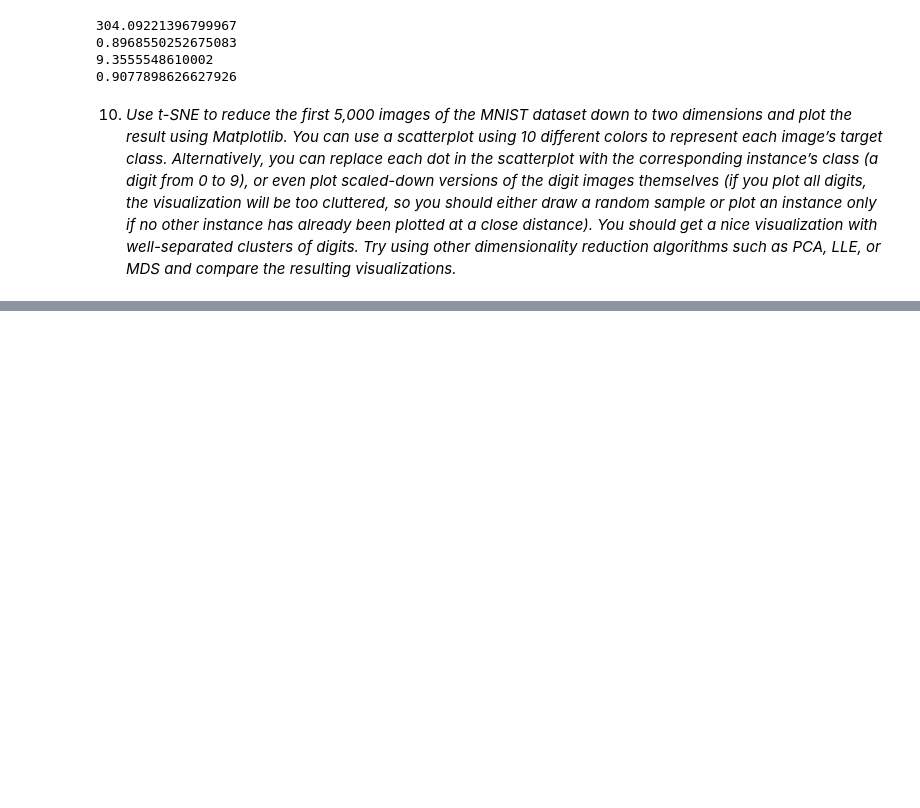
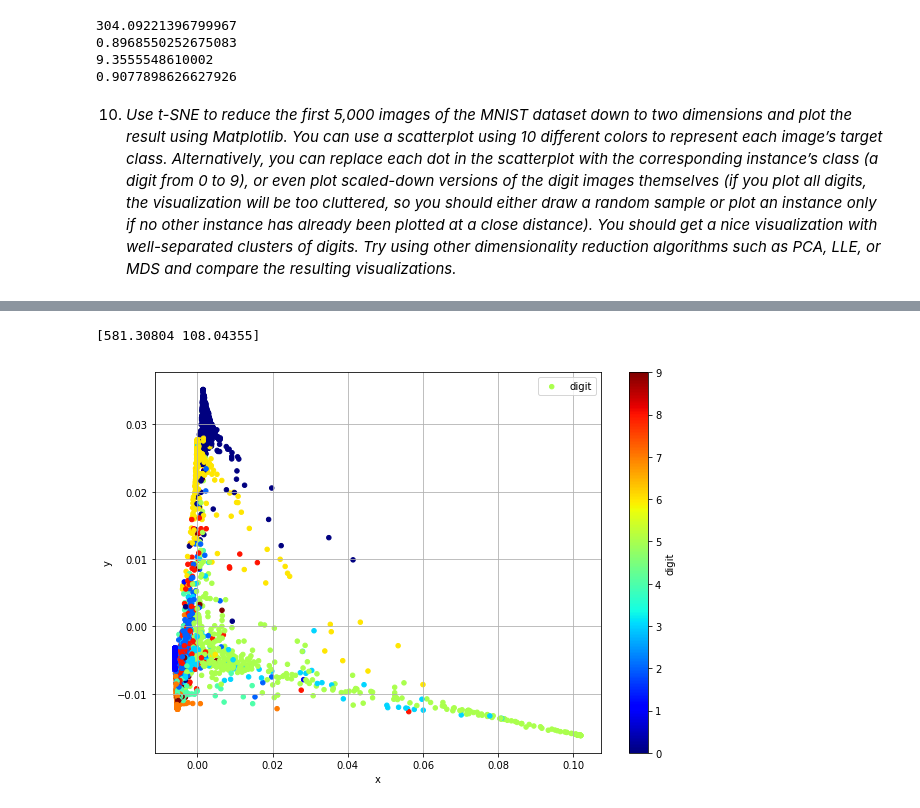
Before and after one commit to chrismarch/ml-exercises, a Jupyter notebook: 08_dimensionality_reduction.ipynb, the cells around one changed output, grey strips where cells are left out. Drawn from its saved outputs; the diff is of its cells as text; code cells hidden in the pictures; blank space fills up the shorter version.

```diff
--- a/08_dimensionality_reduction.ipynb
+++ b/08_dimensionality_reduction.ipynb
@@ -135,0 +141,8 @@ plt.show()
+# %%
+from sklearn.manifold import LocallyLinearEmbedding
+LLE = LocallyLinearEmbedding(n_components=2)
+X_lle = LLE.fit_transform(X5k)
+plot(X_lle, y5k)
+# %% [output]
+[581.30804 108.04355]
+[figure, added]
```
Also changed, not shown: parts of 4 cells of this notebook.
